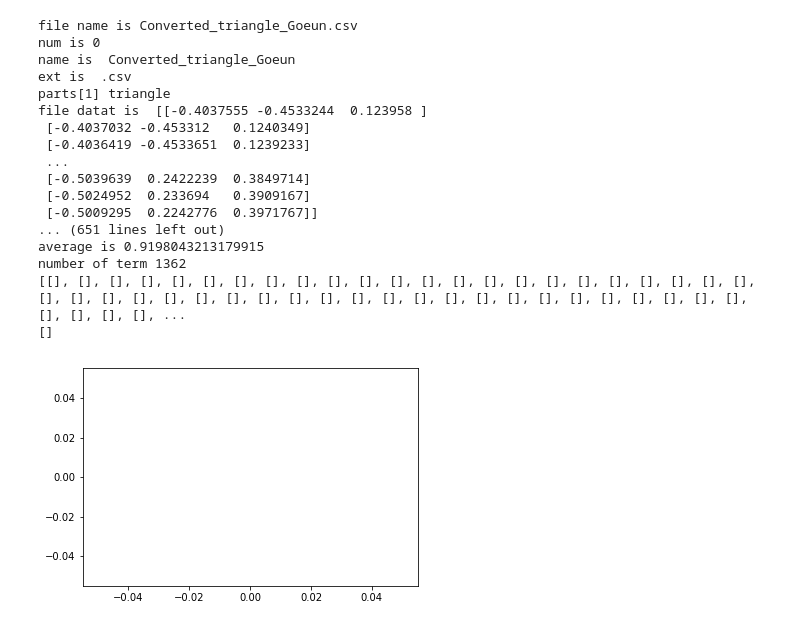
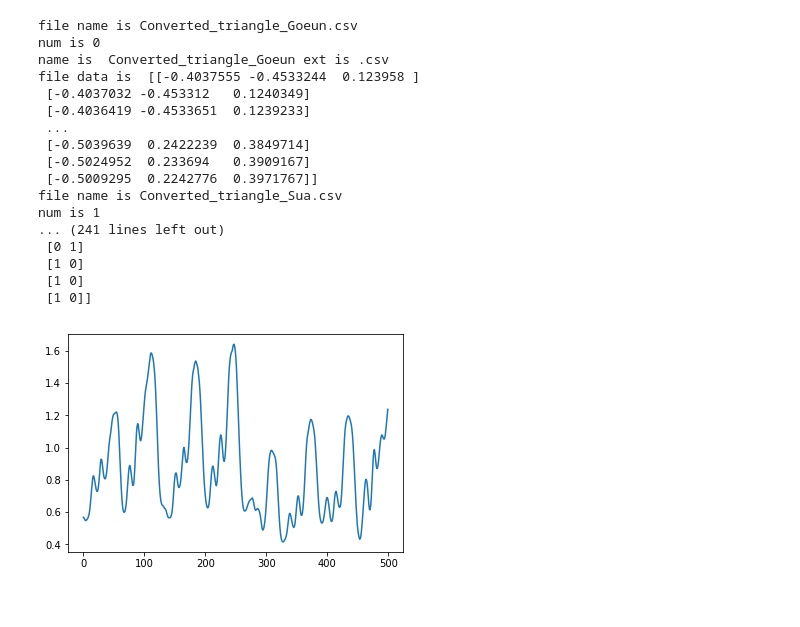
Before and after one commit to otterlee9043/Gesture-Recognition-SSG, a Jupyter notebook: ConvertedData/1011_DataNomalization.ipynb, the cells around one changed output. Saved outputs shown, nothing was run; the diff lists cells and outputs as text; code cells hidden in the pictures.

```diff
--- a/ConvertedData/1011_DataNomalization.ipynb
+++ b/ConvertedData/1011_DataNomalization.ipynb
@@ -166,36 +200,31 @@ def apply_depthwise_conv(x,kernel_size,num_channels,depth):#각 채널마다 활
 def apply_max_pool(x,kernel_size,stride_size):#생성된 convolution층에 pooling 적용
     return tf.nn.max_pool(x, ksize=[1, 1, kernel_size, 1],
                           strides=[1, 1, stride_size, 1], padding='VALID')
-# %%
-(records,labels) = readData("dr")
-labels = np.asarray(labels)
-print("len(labels) >> ",len(labels))
-#print("size of ",len(records[0]))
-#print("size of divide ",len(records[0])//40)
-#records=filter_data(records)
-records=splitData(records)
-records=shortenRecordsLen(records, length)
-print(records)
-print(records[0])
-
-#for i in range(len(records)):
-   # plt.plot(records[i])
-# %% [output]
-file name is Converted_triangle_Goeun.csv
-num is 0
-name is  Converted_triangle_Goeun
-ext is  .csv
-parts[1] triangle
-file datat is  [[-0.4037555 -0.4533244  0.123958 ]
- [-0.4037032 -0.453312   0.1240349]
- [-0.4036419 -0.4533651  0.1239233]
- ...
- [-0.5039639  0.2422239  0.3849714]
- [-0.5024952  0.233694   0.3909167]
- [-0.5009295  0.2242776  0.3971767]]
-... (651 lines left out)
-average is 0.9198043213179915
-number of term 1362
-[[], [], [], [], [], [], [], [], [], [], [], [], [], [], [], [], [], [], [], [], [], [], [], [], [], [], [], [], [], [], [], [], [], [], [], [], [], [], [], [], [], [], [], [], [], [], [], [], [], [], ...
-[]
-[figure, removed]
+# %%
+(records,labels) = readData("dr")
+print("**len_record : ",len(records))
+records = splitData(records)
+records = shortenRecordsLen(records, length)
+print("labels_converted :" ,labels)
+labels = np.asarray(pd.get_dummies(labels), dtype = np.int8)
+print("labels_converted :" ,labels)
+len_label=len(records)
+# %% [output]
+file name is Converted_triangle_Goeun.csv
+num is 0
+name is  Converted_triangle_Goeun ext is .csv
+file data is  [[-0.4037555 -0.4533244  0.123958 ]
+ [-0.4037032 -0.453312   0.1240349]
+ [-0.4036419 -0.4533651  0.1239233]
+ ...
+ [-0.5039639  0.2422239  0.3849714]
+ [-0.5024952  0.233694   0.3909167]
+ [-0.5009295  0.2242776  0.3971767]]
+file name is Converted_triangle_Sua.csv
+num is 1
+... (241 lines left out)
+ [0 1]
+ [1 0]
+ [1 0]
+ [1 0]]
+[figure, added]
```
Also changed, not shown: parts of 8 cells of this notebook, 2 other files.
